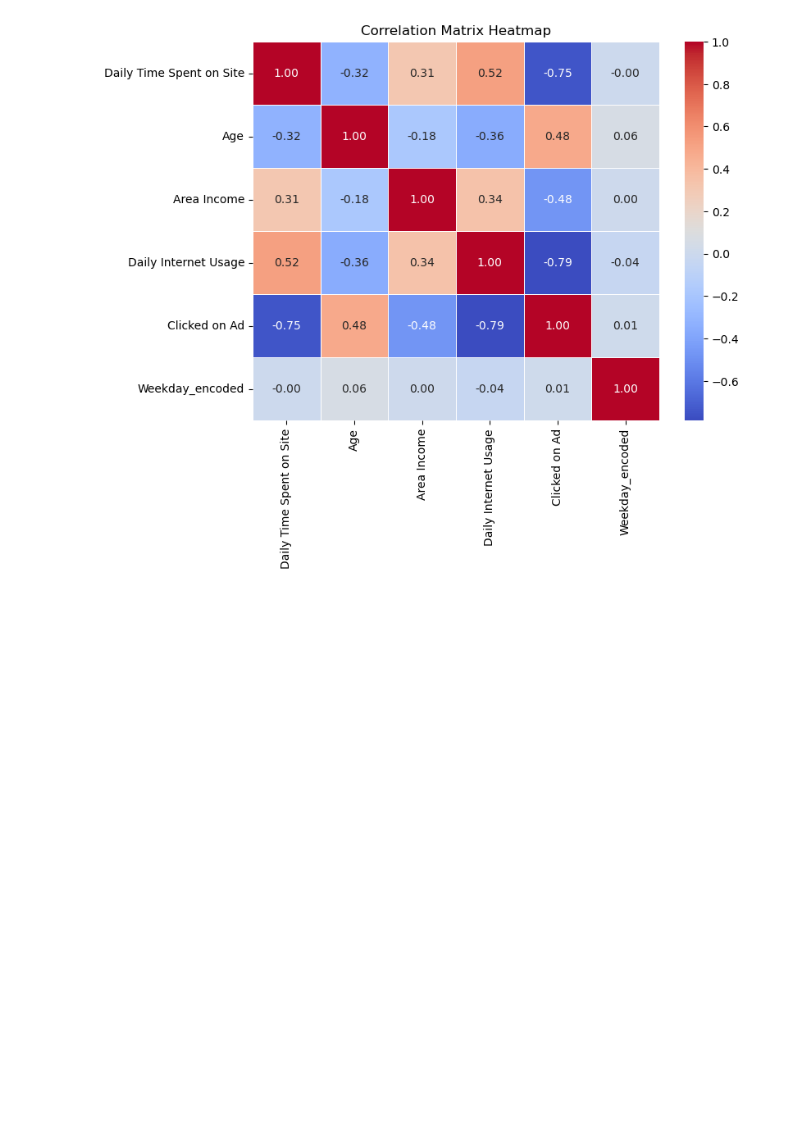
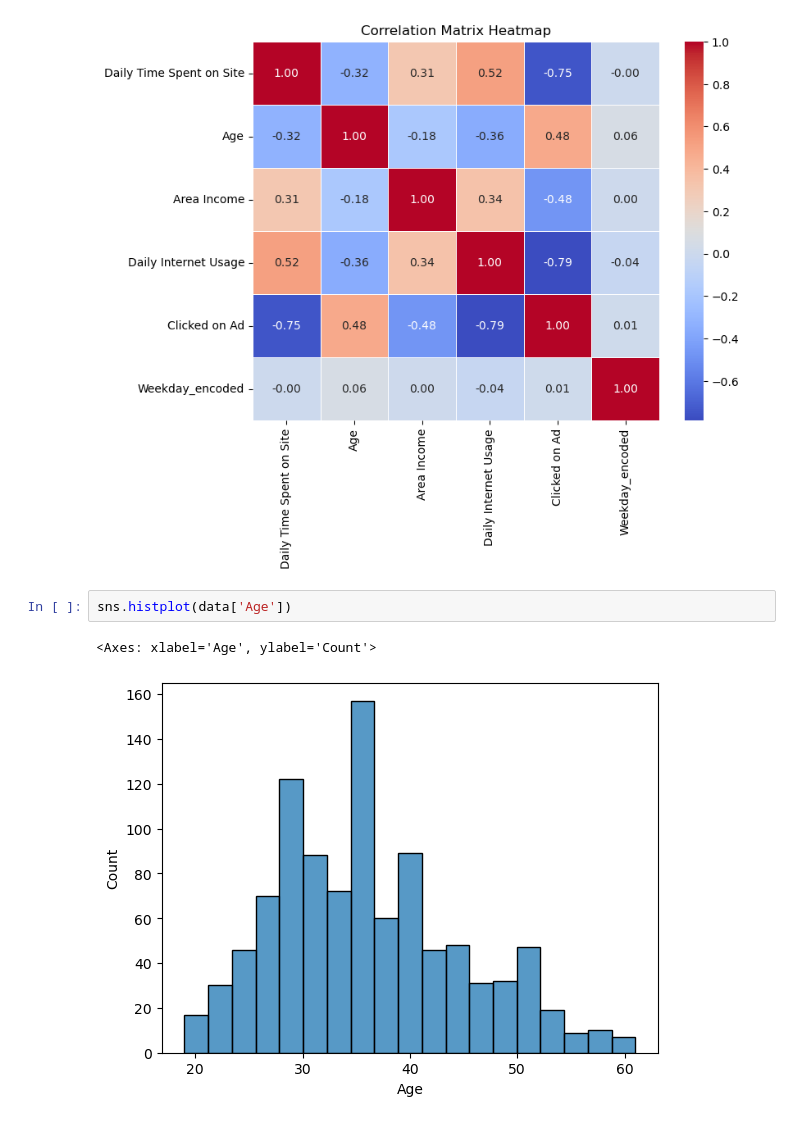
Before and after one commit to namolee/fintech_service, a Jupyter notebook: 06machine_learning/17나이브베이즈_분류분석.ipynb, the cells around one changed output. Saved outputs shown, nothing was run; the diff lists cells and outputs as text; blank space fills up the shorter version.

```diff
--- a/06machine_learning/17나이브베이즈_분류분석.ipynb
+++ b/06machine_learning/17나이브베이즈_분류분석.ipynb
@@ -309,3 +298,8 @@ plt.title('Correlation Matrix Heatmap')
 plt.show()
 # %% [output]
 [figure]
+# %%
+sns.histplot(data['Age'])
+# %% [output]
+<Axes: xlabel='Age', ylabel='Count'>
+[figure, added]
```
Also changed, not shown: parts of 26 cells of this notebook, 2 other files.
